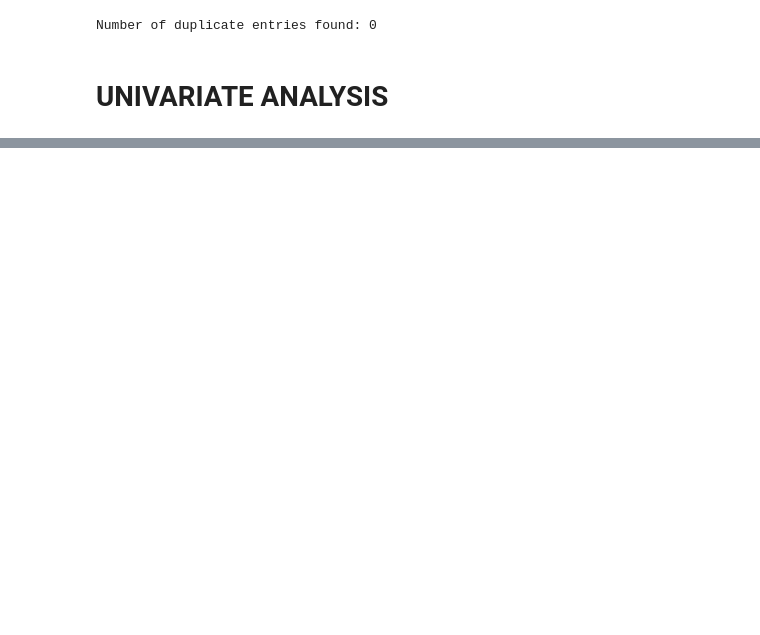
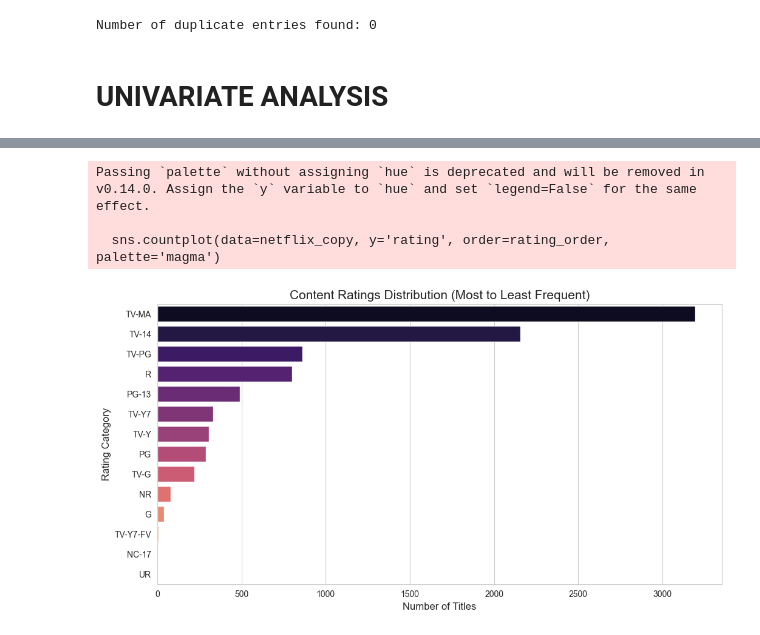
Before and after one commit to Janetjesy/Kaggle_netflix, a Jupyter notebook: netflix.ipynb, the cells around one changed output, grey strips where cells are left out. Saved outputs shown, nothing was run; the diff lists cells and outputs as text; code cells hidden in the pictures; blank space fills up the shorter version.

```diff
--- a/netflix.ipynb
+++ b/netflix.ipynb
@@ -406,0 +433,18 @@ Number of duplicate entries found: 0
+# %%
+plt.figure(figsize=(12, 6))
+
+# Order the ratings by most common to least common
+rating_order = netflix_copy['rating'].value_counts().index
+
+sns.countplot(data=netflix_copy, y='rating', order=rating_order, palette='magma')
+
+plt.title('Content Ratings Distribution (Most to Least Frequent)', fontsize=15)
+plt.xlabel('Number of Titles', fontsize=12)
+plt.ylabel('Rating Category', fontsize=12)
+
+plt.show()
+# %% [output]
+Passing `palette` without assigning `hue` is deprecated and will be removed in v0.14.0. Assign the `y` variable to `hue` and set `legend=False` for the same effect.
+
+  sns.countplot(data=netflix_copy, y='rating', order=rating_order, palette='magma')
+[figure, added]
```
Also changed, not shown: parts of 4 cells of this notebook.
